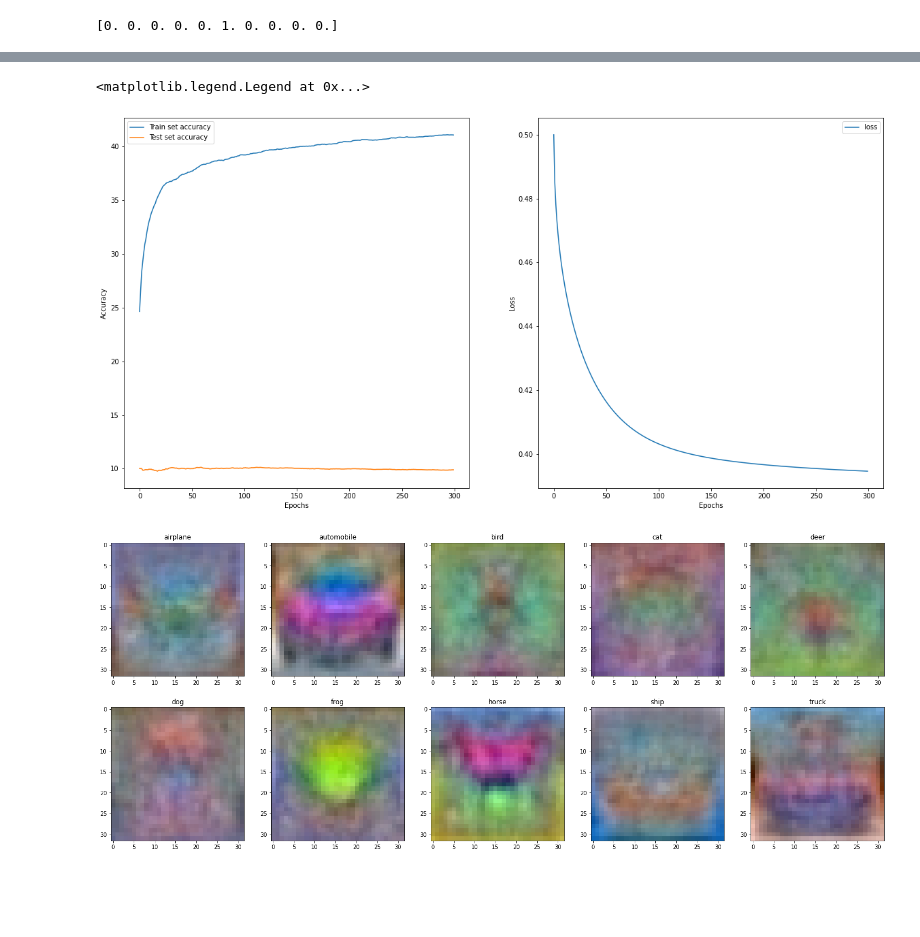
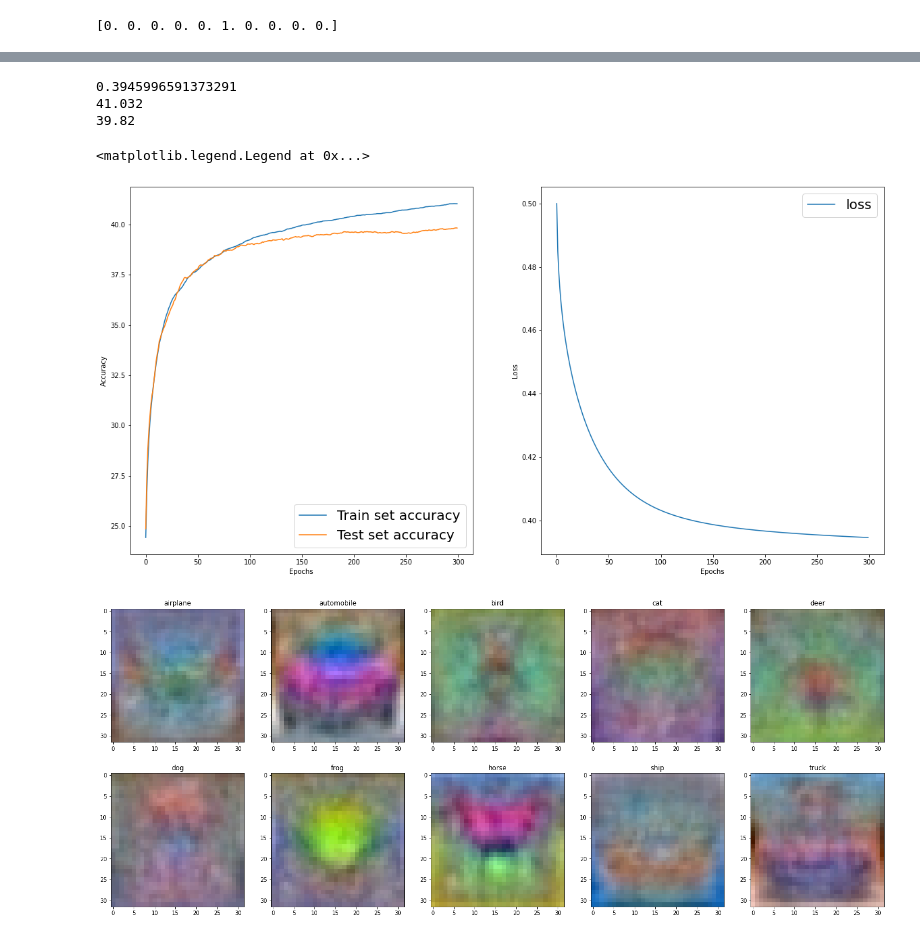
Before and after one commit to Rahal98/Computer-Vision-and-Image-Processing, a Jupyter notebook: part01.ipynb, the cells around one changed output, grey strips where cells are left out. Drawn from its saved outputs; the diff is of its cells as text; code cells hidden in the pictures; blank space fills up the shorter version.

Commit message:
Debugged an error in tha accuracy function
Final touch

```diff
--- a/part01.ipynb
+++ b/part01.ipynb
@@ -49,15 +49,12 @@ print(y_train[500])
 [0. 0. 0. 0. 0. 1. 0. 0. 0. 0.]
 # %%
 def calc_accuracy(x,y):
-    f = np.matmul(x, w1) + b1
-    pred = np.zeros(f.shape)
-    pred[np.arange(f.shape[0]), np.argmax(f, axis=1)] = 1
-    same = 0
-    m = x_test.shape[0]
-    for i in range(m):
-        if( np.array_equal(pred[i],y_train[i]) ):
-            same +=1
-    accuracy = 100*same/m
+    y_pred = np.matmul(x, w1) + b1
+    y_pred = np.argmax(y_pred, axis=1)
+    Y = np.argmax(y, axis=1)
+
+    m = Y.size
+    accuracy = np.sum(y_pred==Y)*100/m
     return accuracy
 # %%
 std=1e-5
@@ -88,7 +85,7 @@ for t in range(iterations):
     dy = f-Y
     loss = (1/(2*batch_size))*np.square(dy).sum() + (1./(2*batch_size))*reg*np.sum(w1**2)
     loss_history.append(loss)
-    if t%20==0:
+    if t%10==0:
         print("t = ",t," ;loss = ",loss)
 
     # Backward pass
@@ -122,18 +119,26 @@ t =  280  ;loss =  0.394892180026913
+# %%
+print(loss_history[-1])          #Final loss
+print(train_acc_history[-1])     #Final Train Accuracy
+print(val_acc_history[-1])       #Final Test Accuracy
+# %% [output]
+0.3945996591373291
+41.032
+39.82
 # %%
 fig, ax = plt.subplots(1,2, figsize=(20,10))
 ax[0].plot(train_acc_history, label='Train set accuracy')
 ax[0].plot(val_acc_history, label = 'Test set accuracy')
 ax[0].set_xlabel('Epochs')
 ax[0].set_ylabel('Accuracy')
-ax[0].legend(loc='upper left')
+ax[0].legend(loc='lower right',prop={'size': 20})
 
 ax[1].plot(loss_history, label='loss')
 ax[1].set_xlabel('Epochs')
 ax[1].set_ylabel('Loss')
-ax[1].legend(loc='upper right')
+ax[1].legend(loc='upper right',prop={'size': 20})
 # %% [output]
 <matplotlib.legend.Legend at 0x...>
-[figure, old version]
+[figure, new version]
 # %%
 w1_pos = w1-np.min(w1)
 images = ((w1_pos/np.max(w1_pos))*255).astype('uint8')
```
Also changed, not shown: parts of 2 cells of this notebook.
